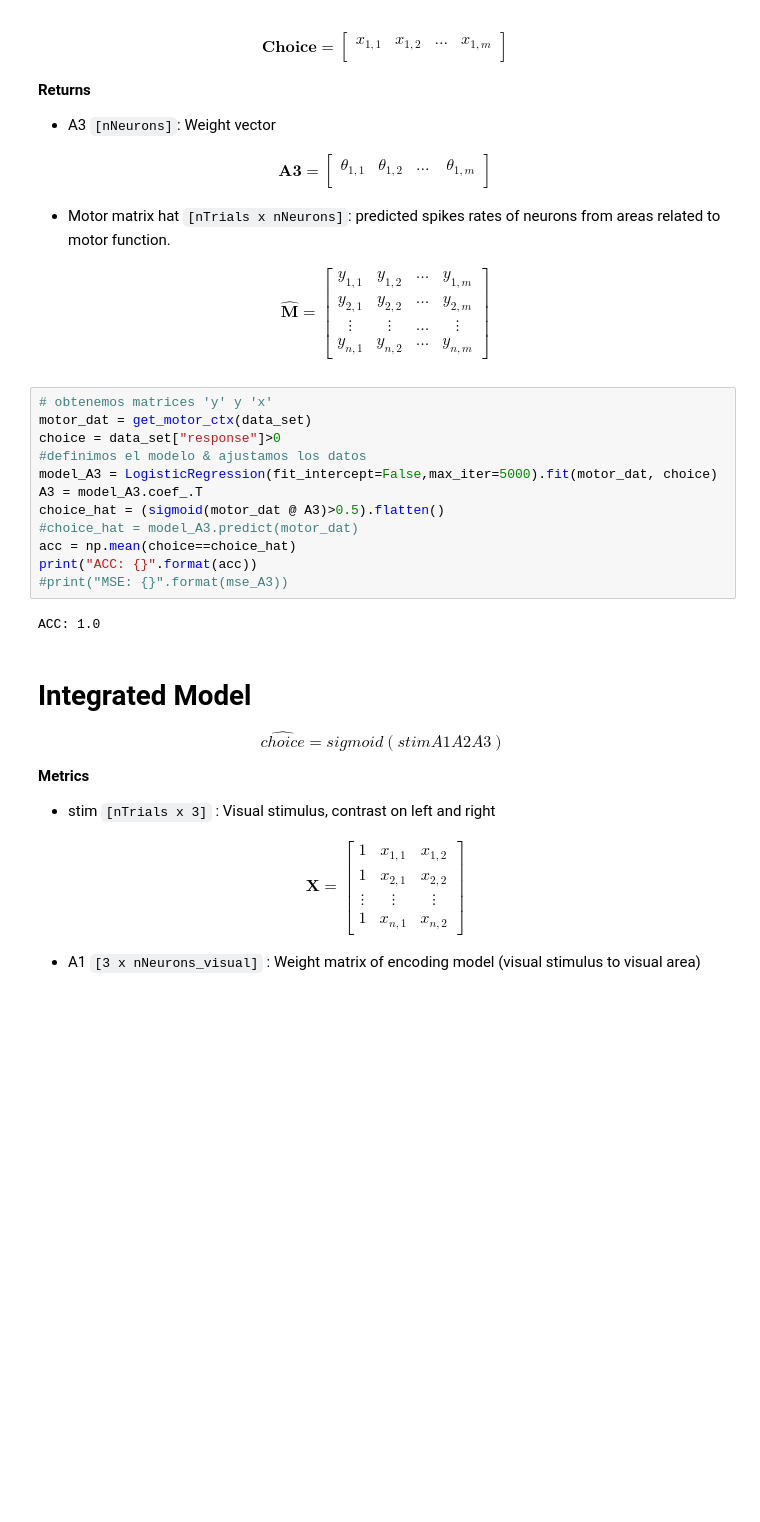
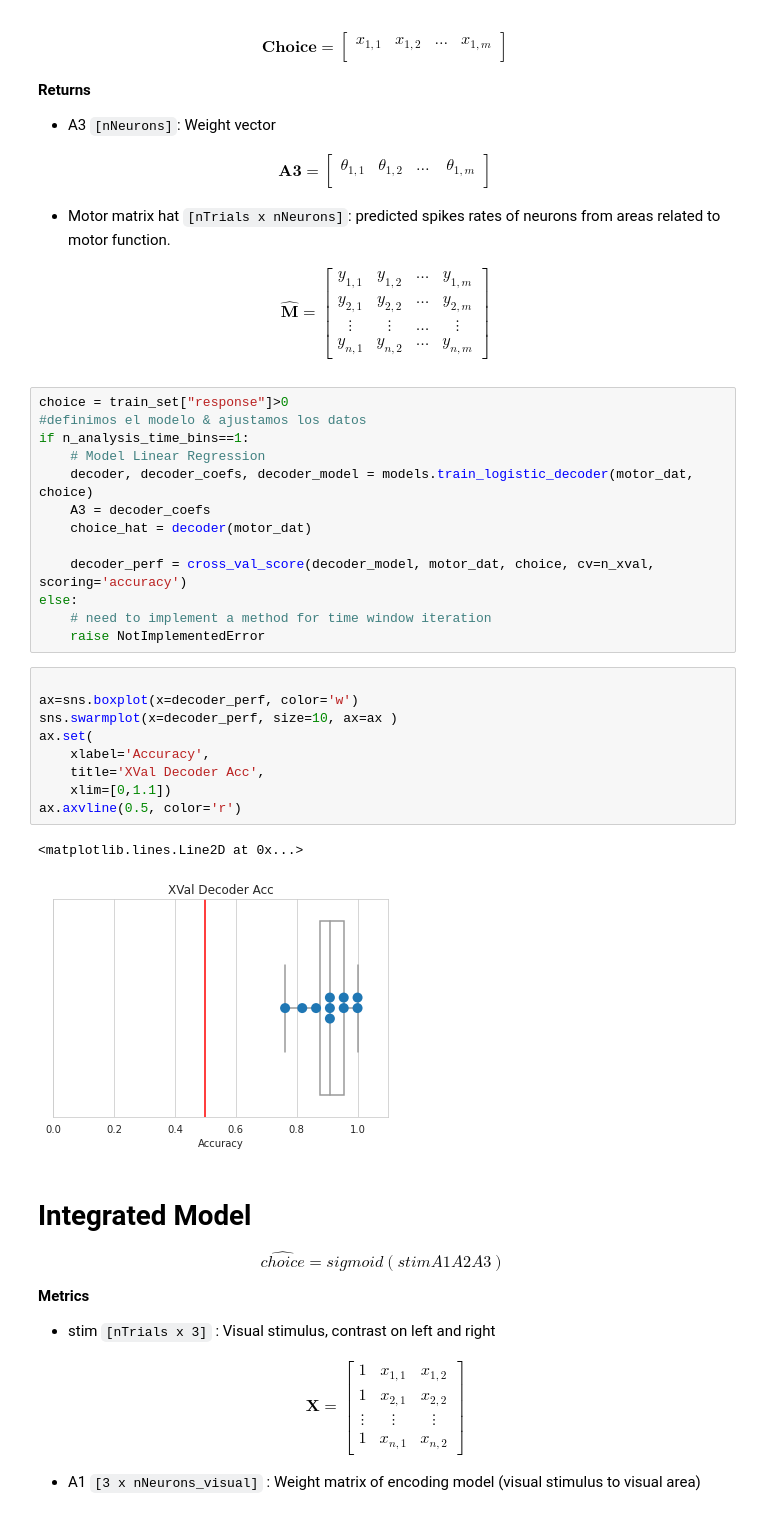
Before and after one commit to mgonzal1/wombats-malos, a Jupyter notebook: notebooks/model.ipynb, the cells around one changed output. Saved outputs shown, nothing was run; the diff lists cells and outputs as text; blank space fills up the shorter version.

```diff
--- a/notebooks/model.ipynb
+++ b/notebooks/model.ipynb
@@ -331,20 +385,31 @@ y_{2,1} & y_{2,2}  & \dots & y_{2,m} \\
 y_{n,1} & y_{n,2} & \dots  &  y_{n,m}
 \end{bmatrix}
 \end{align}
-# %%
-# obtenemos matrices 'y' y 'x'
-motor_dat = get_motor_ctx(data_set)
-choice = data_set["response"]>0
-#definimos el modelo & ajustamos los datos
-model_A3 = LogisticRegression(fit_intercept=False,max_iter=5000).fit(motor_dat, choice)
-A3 = model_A3.coef_.T
-choice_hat = (sigmoid(motor_dat @ A3)>0.5).flatten()
-#choice_hat = model_A3.predict(motor_dat)
-acc = np.mean(choice==choice_hat)
-print("ACC: {}".format(acc))
-#print("MSE: {}".format(mse_A3))
-# %% [output]
-ACC: 1.0
+# %%
+choice = train_set["response"]>0
+#definimos el modelo & ajustamos los datos
+if n_analysis_time_bins==1:
+    # Model Linear Regression
+    decoder, decoder_coefs, decoder_model = models.train_logistic_decoder(motor_dat, choice)
+    A3 = decoder_coefs
+    choice_hat = decoder(motor_dat)
+
+    decoder_perf = cross_val_score(decoder_model, motor_dat, choice, cv=n_xval, scoring='accuracy')
+else:
+    # need to implement a method for time window iteration
+    raise NotImplementedError
+# %%
+
+ax=sns.boxplot(x=decoder_perf, color='w')
+sns.swarmplot(x=decoder_perf, size=10, ax=ax )
+ax.set(
+    xlabel='Accuracy',
+    title='XVal Decoder Acc',
+    xlim=[0,1.1])
+ax.axvline(0.5, color='r')
+# %% [output]
+<matplotlib.lines.Line2D at 0x...>
+[figure, added]
 # %% [markdown]
 # Integrated Model
 $$ \hat{choice} = sigmoid(stim A1 A2 A3) $$
```
Also changed, not shown: parts of 16 cells of this notebook, 2 other files.
